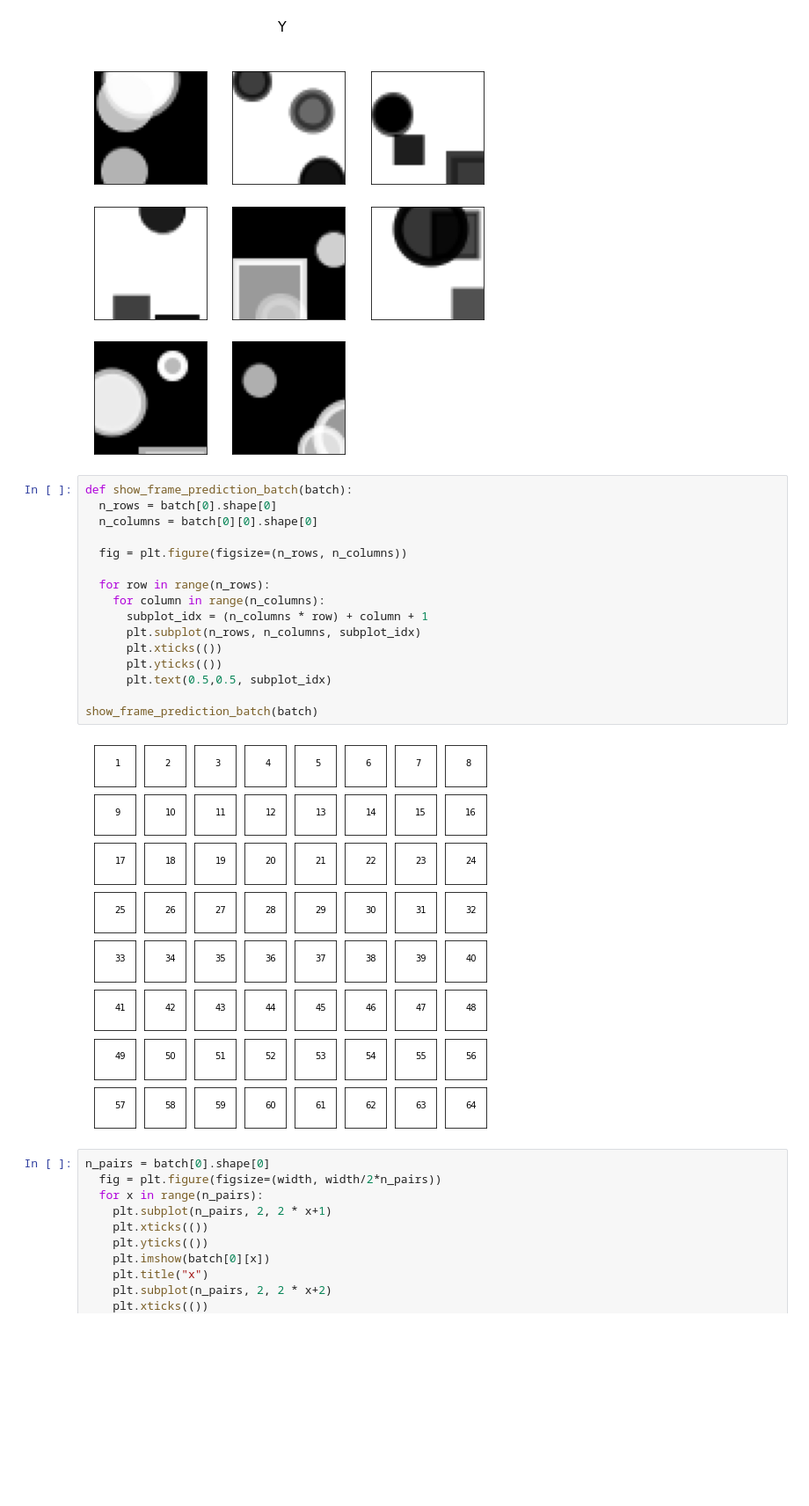
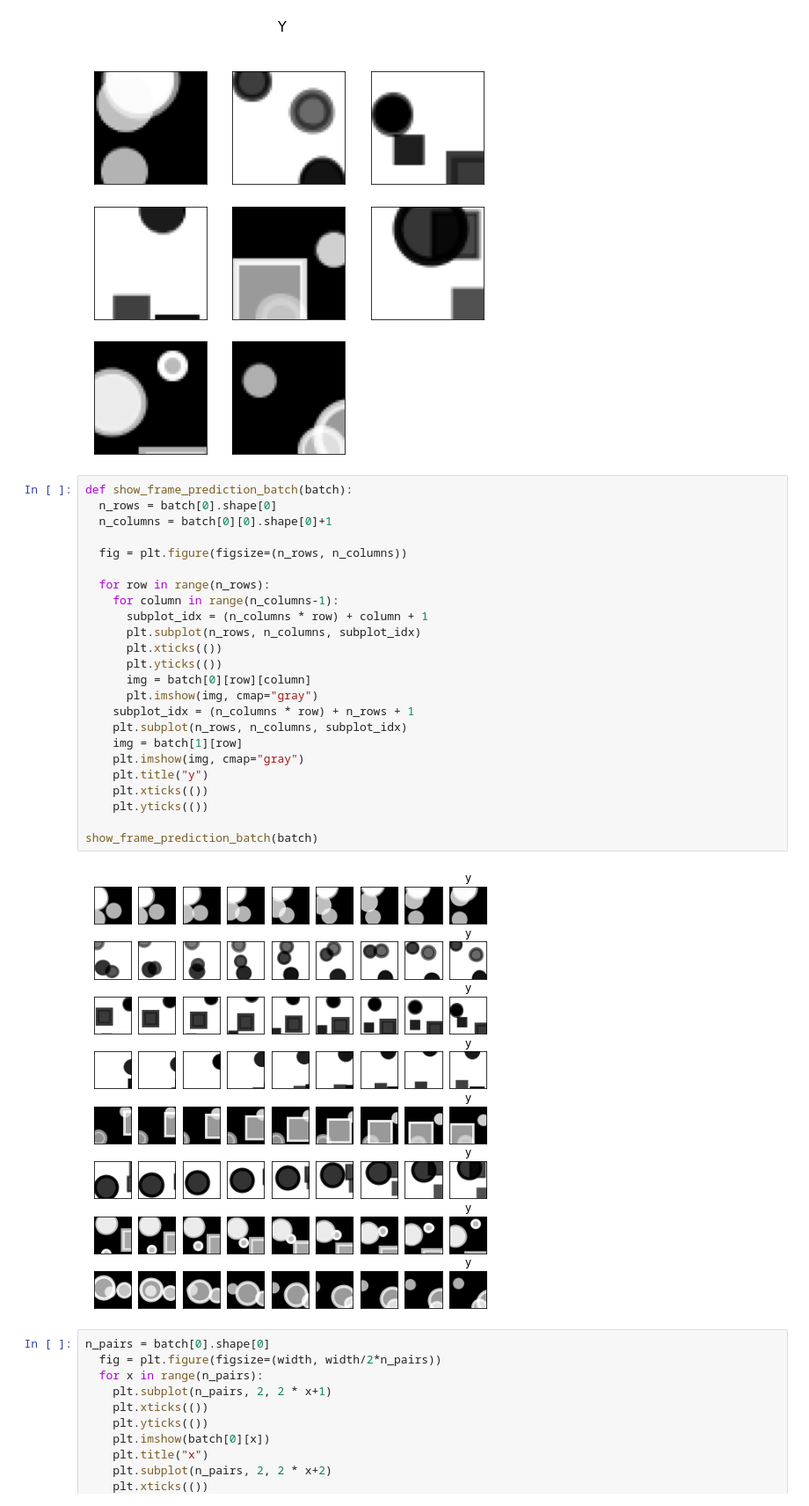
Before and after one commit to MaschinenNah/ml_utils_develop_and_test, a Jupyter notebook: ml_utils_show_develop_and_test.ipynb, the cells around one changed output. Shown at 88% size. Cells and saved outputs as stored; diff of their text form; blank space fills up the shorter version.

```diff
--- a/ml_utils_show_develop_and_test.ipynb
+++ b/ml_utils_show_develop_and_test.ipynb
@@ -247,21 +247,29 @@ show_images_from_np_array(batch[1], "Y")
 # %%
 def show_frame_prediction_batch(batch):
   n_rows = batch[0].shape[0]
-  n_columns = batch[0][0].shape[0]
+  n_columns = batch[0][0].shape[0]+1
 
   fig = plt.figure(figsize=(n_rows, n_columns))
 
   for row in range(n_rows):
-    for column in range(n_columns):
+    for column in range(n_columns-1):
       subplot_idx = (n_columns * row) + column + 1
       plt.subplot(n_rows, n_columns, subplot_idx)
       plt.xticks(())
       plt.yticks(())
-      plt.text(0.5,0.5, subplot_idx)
+      img = batch[0][row][column]
+      plt.imshow(img, cmap="gray")
+    subplot_idx = (n_columns * row) + n_rows + 1
+    plt.subplot(n_rows, n_columns, subplot_idx)
+    img = batch[1][row]
+    plt.imshow(img, cmap="gray")
+    plt.title("y")
+    plt.xticks(())
+    plt.yticks(())
 
 show_frame_prediction_batch(batch)
 # %% [output]
-[figure, old version]
+[figure, new version]
 # %%
 n_pairs = batch[0].shape[0]
   fig = plt.figure(figsize=(width, width/2*n_pairs))
```
